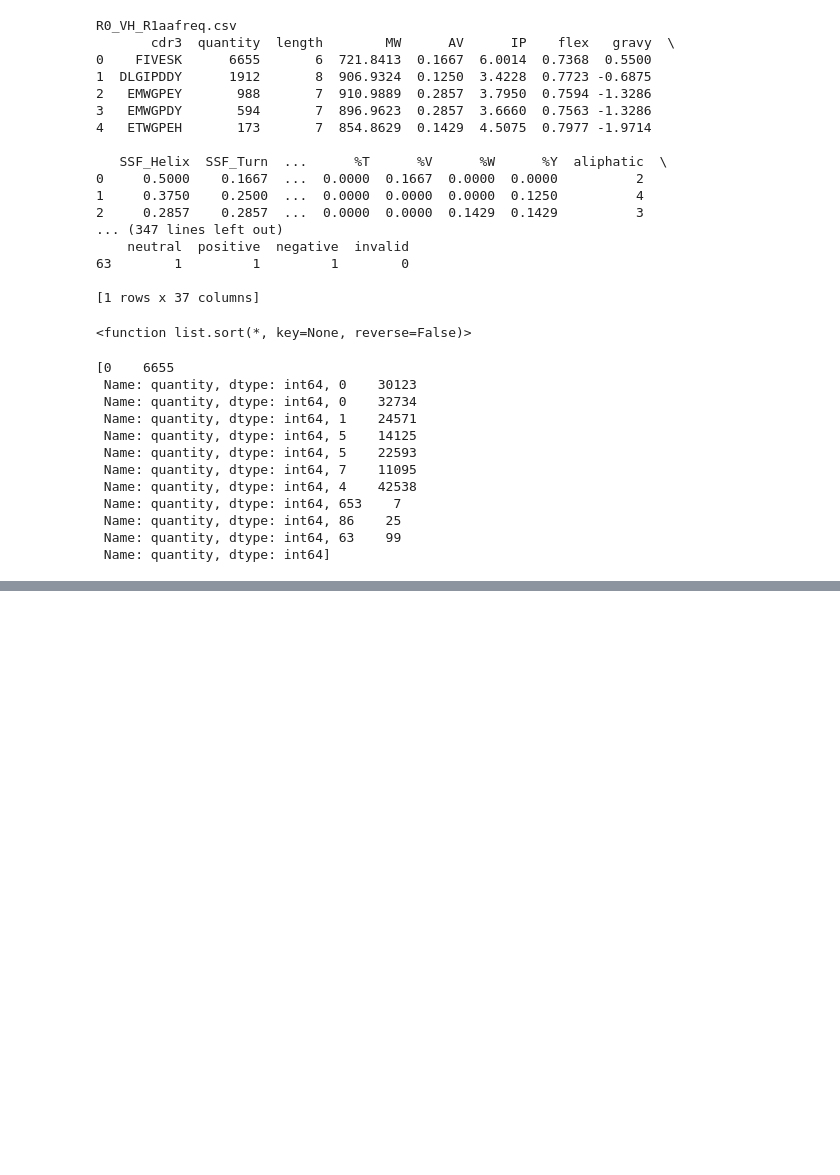
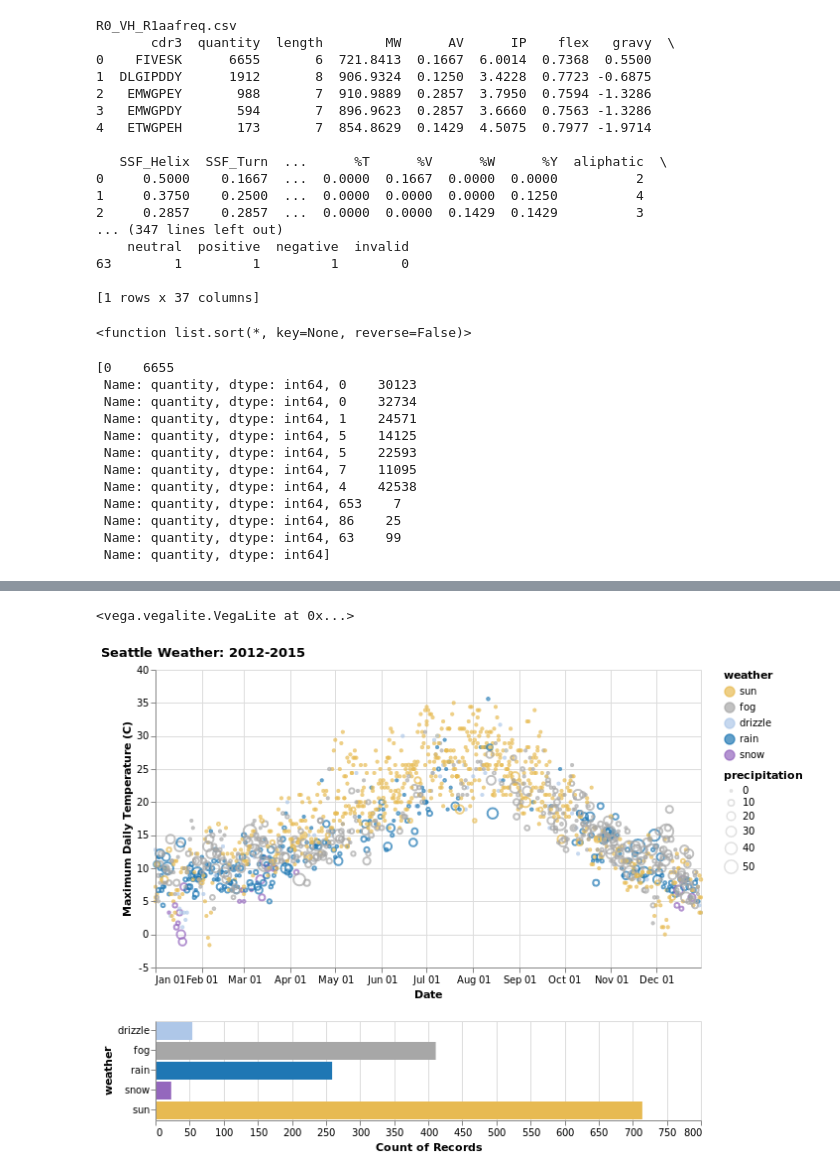
Before and after one commit to Cardosaum/attila, a Jupyter notebook: programs/improvements/cdr3-analysis/scripts/fun.ipynb, the cells around one changed output, grey strips where cells are left out. Cells and saved outputs as stored; diff of their text form; code cells hidden in the pictures; blank space fills up the shorter version.

```diff
--- a/programs/improvements/cdr3-analysis/scripts/fun.ipynb
+++ b/programs/improvements/cdr3-analysis/scripts/fun.ipynb
@@ -63,0 +120,56 @@ fivesk
+# %%
+import altair as alt
+from vega_datasets import data
+
+source = data.seattle_weather()
+
+scale = alt.Scale(domain=['sun', 'fog', 'drizzle', 'rain', 'snow'],
+                  range=['#e7ba52', '#a7a7a7', '#aec7e8', '#1f77b4', '#9467bd'])
+color = alt.Color('weather:N', scale=scale)
+
+# We create two selections:
+# - a brush that is active on the top panel
+# - a multi-click that is active on the bottom panel
+brush = alt.selection_interval(encodings=['x'])
+click = alt.selection_multi(encodings=['color'])
+
+# Top panel is scatter plot of temperature vs time
+points = alt.Chart().mark_point().encode(
+    alt.X('monthdate(date):T', title='Date'),
+    alt.Y('temp_max:Q',
+        title='Maximum Daily Temperature (C)',
+        scale=alt.Scale(domain=[-5, 40])
+    ),
+    color=alt.condition(brush, color, alt.value('lightgray')),
+    size=alt.Size('precipitation:Q', scale=alt.Scale(range=[5, 200]))
+).properties(
+    width=550,
+    height=300
+).add_selection(
+    brush
+).transform_filter(
+    click
+)
+
+# Bottom panel is a bar chart of weather type
+bars = alt.Chart().mark_bar().encode(
+    x='count()',
+    y='weather:N',
+    color=alt.condition(click, color, alt.value('lightgray')),
+).transform_filter(
+    brush
+).properties(
+    width=550,
+).add_selection(
+    click
+)
+
+alt.vconcat(
+    points,
+    bars,
+    data=source,
+    title="Seattle Weather: 2012-2015"
+)
+# %% [output]
+<vega.vegalite.VegaLite at 0x...>
+[figure, added]
```
Also changed, not shown: parts of 1 cell of this notebook, 1 other file.
